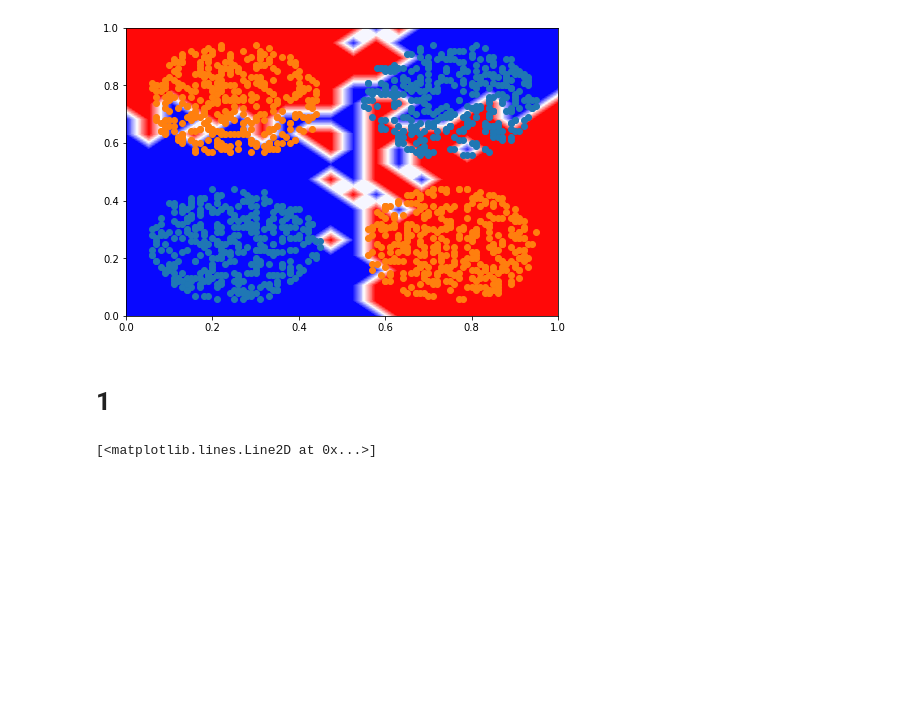
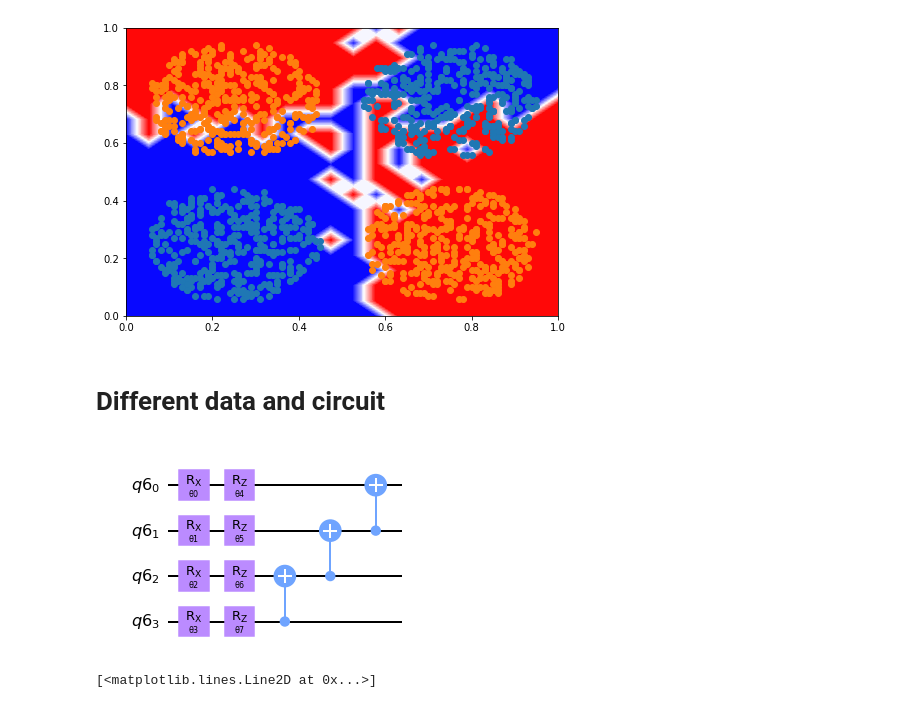
Before and after one commit to bagmk/Quantum_Machine_Learning_Express, a Jupyter notebook: ML/PQC Four-Qubit.ipynb, the cells around one changed output. Cells and saved outputs as stored; diff of their text form; code cells hidden in the pictures; blank space fills up the shorter version.

```diff
--- a/ML/PQC Four-Qubit.ipynb
+++ b/ML/PQC Four-Qubit.ipynb
@@ -185,8 +189,23 @@ ax.contourf(X, X, Z, cmap='bwr', levels=30)
 # %% [output]
 <matplotlib.contour.QuadContourSet at 0x...>
 [figure]
-# %% [markdown]
-# 1
+# %% [markdown]
+# Different data and circuit
+# %%
+from circuits import *
+from qiskit.circuit import Parameter
+
+#circuit 1
+qr = QuantumRegister(4)
+qc = QuantumCircuit(qr)
+
+theta=[]
+for i in range(62):
+    theta.append((Parameter('θ'+str(i))))
+qc=circuit2(qc,qr,theta,1,0)
+qc.draw('mpl')
+# %% [output]
+[figure, added]
 # %%
 import numpy as np
 from sklearn.utils import shuffle
```
Also changed, not shown: parts of 5 cells of this notebook, 1 other file.
